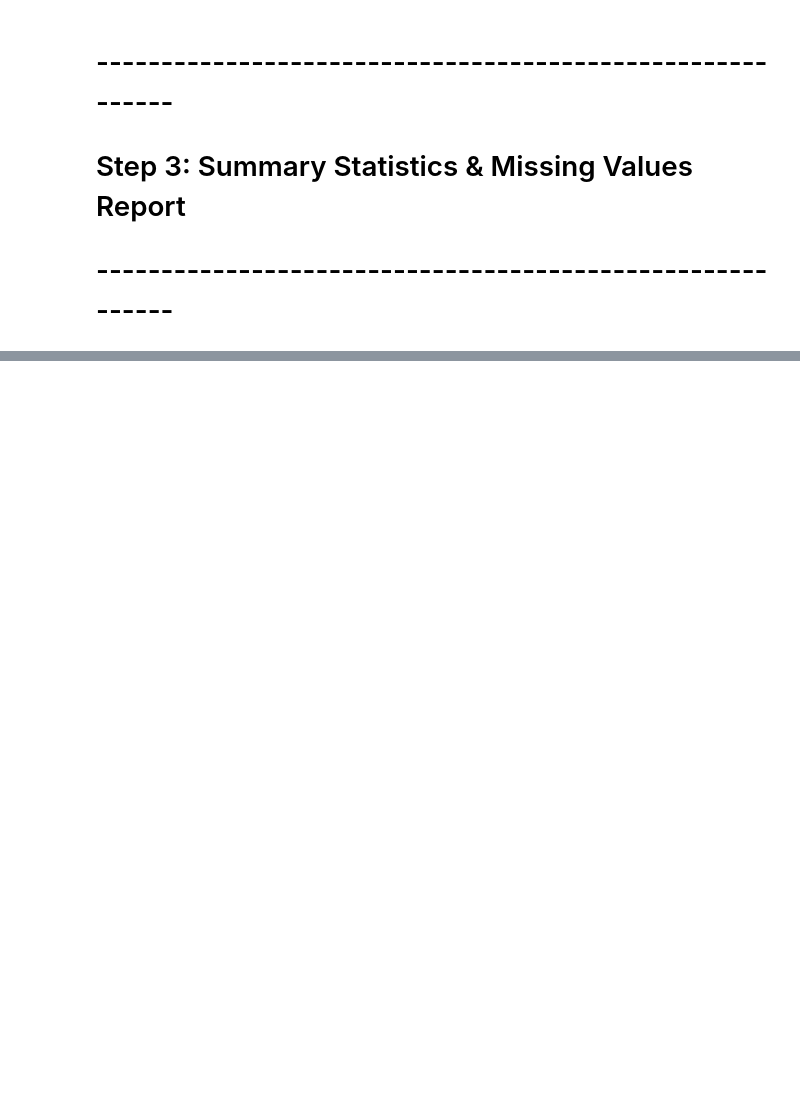
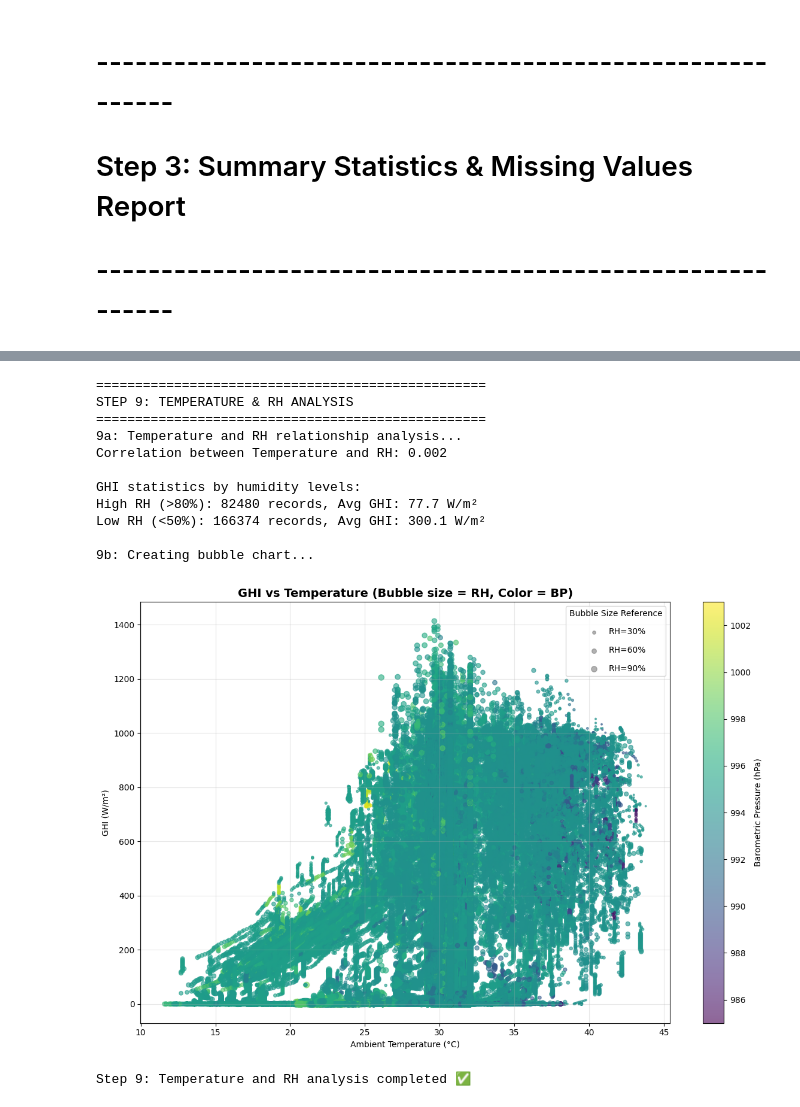
Before and after one commit to kaleb-menbere/solar-challenge-week0, a Jupyter notebook: notebooks/benin_eda.ipynb, the cells around one changed output, grey strips where cells are left out. Cells and saved outputs as stored; diff of their text form; code cells hidden in the pictures; blank space fills up the shorter version.

```diff
--- a/notebooks/benin_eda.ipynb
+++ b/notebooks/benin_eda.ipynb
@@ -774,0 +816,55 @@ WSgust_mean: 2.81
+# %%
+print("\n" + "="*50)
+print("STEP 9: TEMPERATURE & RH ANALYSIS")
+print("="*50)
+
+# 9a: Temperature-RH Relationship Analysis
+print("9a: Temperature and RH relationship analysis...")
+
+# Calculate temperature-humidity correlation
+temp_rh_corr = df['Tamb'].corr(df['RH'])
+print(f"Correlation between Temperature and RH: {temp_rh_corr:.3f}")
+
+# Analyze RH impact on solar radiation
+high_rh = df[df['RH'] > 80]  # High humidity periods
+low_rh = df[df['RH'] < 50]   # Low humidity periods
+
+print(f"\nGHI statistics by humidity levels:")
+print(f"High RH (>80%): {len(high_rh)} records, Avg GHI: {high_rh['GHI'].mean():.1f} W/m²")
+print(f"Low RH (<50%): {len(low_rh)} records, Avg GHI: {low_rh['GHI'].mean():.1f} W/m²")
+
+# 9b: Bubble Chart
+print("\n9b: Creating bubble chart...")
+
+plt.figure(figsize=(12, 8))
+scatter = plt.scatter(df['Tamb'], df['GHI'], s=df['RH']/2,
+                     c=df['BP'], alpha=0.6, cmap='viridis')
+plt.colorbar(scatter, label='Barometric Pressure (hPa)')
+plt.xlabel('Ambient Temperature (°C)')
+plt.ylabel('GHI (W/m²)')
+plt.title('GHI vs Temperature (Bubble size = RH, Color = BP)', fontsize=14, fontweight='bold')
+plt.grid(True, alpha=0.3)
+
+# Add reference for bubble sizes
+for rh in [30, 60, 90]:
+    plt.scatter([], [], s=rh/2, alpha=0.6, label=f'RH={rh}%', c='gray')
+plt.legend(scatterpoints=1, frameon=True, labelspacing=1.2, title='Bubble Size Reference')
+
+plt.tight_layout()
+plt.show()
+
+print("Step 9: Temperature and RH analysis completed ✅")
+# %% [output]
+==================================================
+STEP 9: TEMPERATURE & RH ANALYSIS
+==================================================
+9a: Temperature and RH relationship analysis...
+Correlation between Temperature and RH: 0.002
+
+GHI statistics by humidity levels:
+High RH (>80%): 82480 records, Avg GHI: 77.7 W/m²
+Low RH (<50%): 166374 records, Avg GHI: 300.1 W/m²
+
+9b: Creating bubble chart...
+[figure, added]
+Step 9: Temperature and RH analysis completed ✅
```
Also changed, not shown: parts of 73 cells of this notebook, 3 other files.
